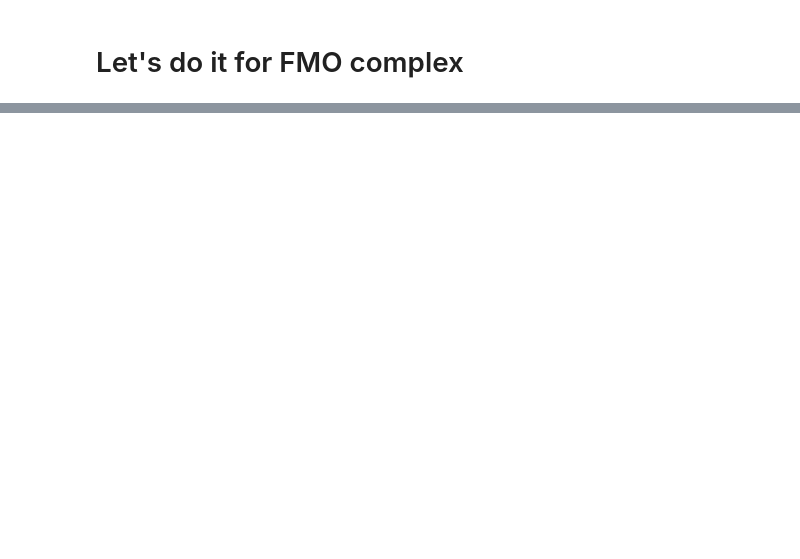
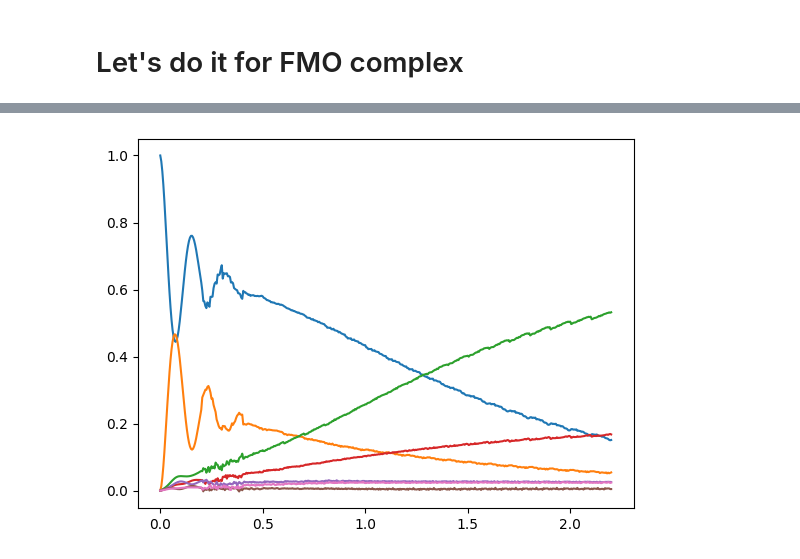
Before and after one commit to Arif-PhyChem/trace_conservation, a Jupyter notebook: unconstrained.ipynb, the cells around one changed output, grey strips where cells are left out. Cells and saved outputs as stored; diff of their text form; code cells hidden in the pictures; blank space fills up the shorter version.

```diff
--- a/unconstrained.ipynb
+++ b/unconstrained.ipynb
@@ -366,4 +408,12 @@ MLQD is ended at 2024-06-19 03:47:31.353803
 <evolution.quant_dyn at 0x...>
+# %%
+# Plotting diagonal terms of rho
+x = np.load('unconstrained_fmo_traj.npy')
+
+for i in [1, 9, 17, 25, 33, 41, 49]:
+  plt.plot(x[:,0], x[:, i])
+# %% [output]
+[figure, added]
 # %%
 # Plot trace vs time
 
```
Also changed, not shown: parts of 9 cells of this notebook.
